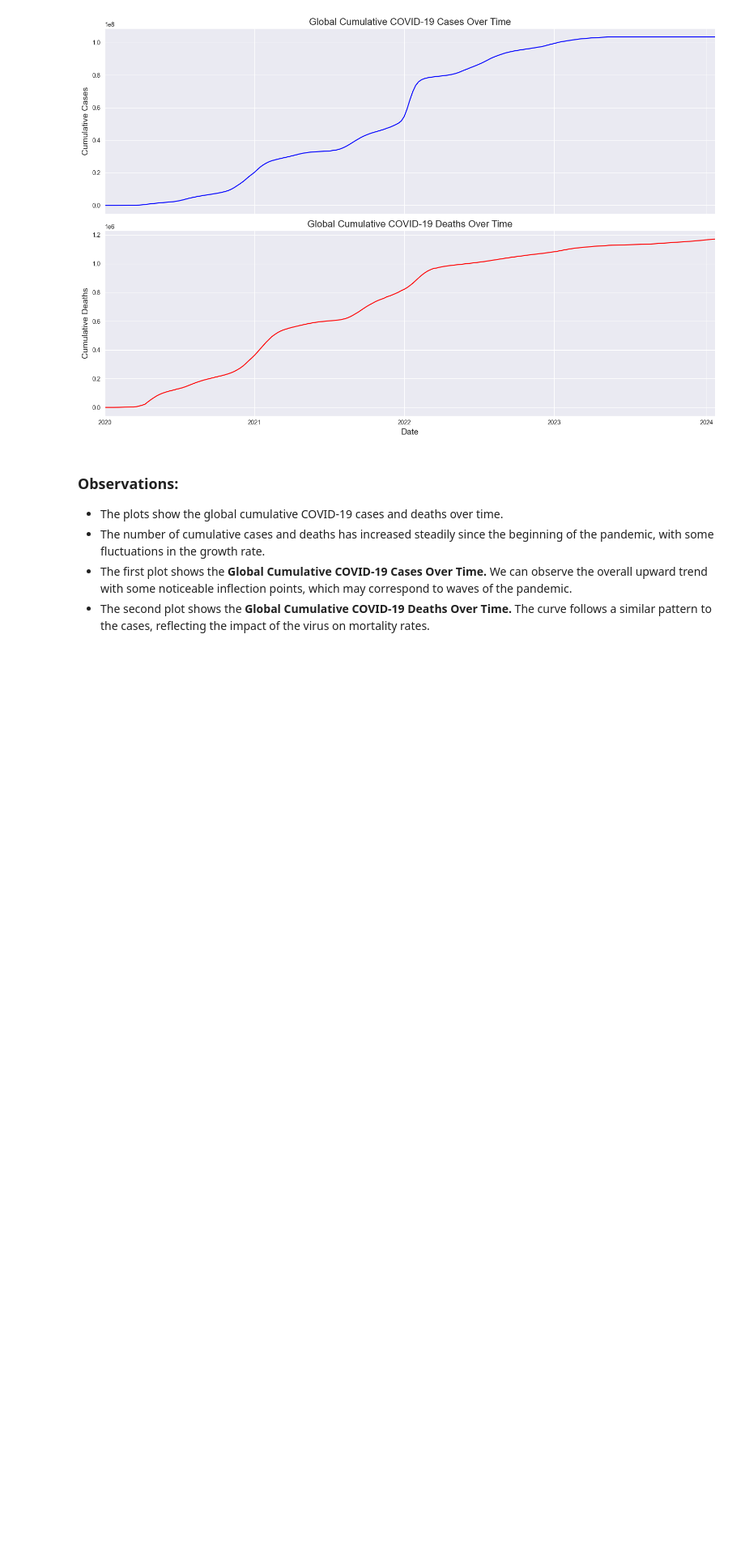
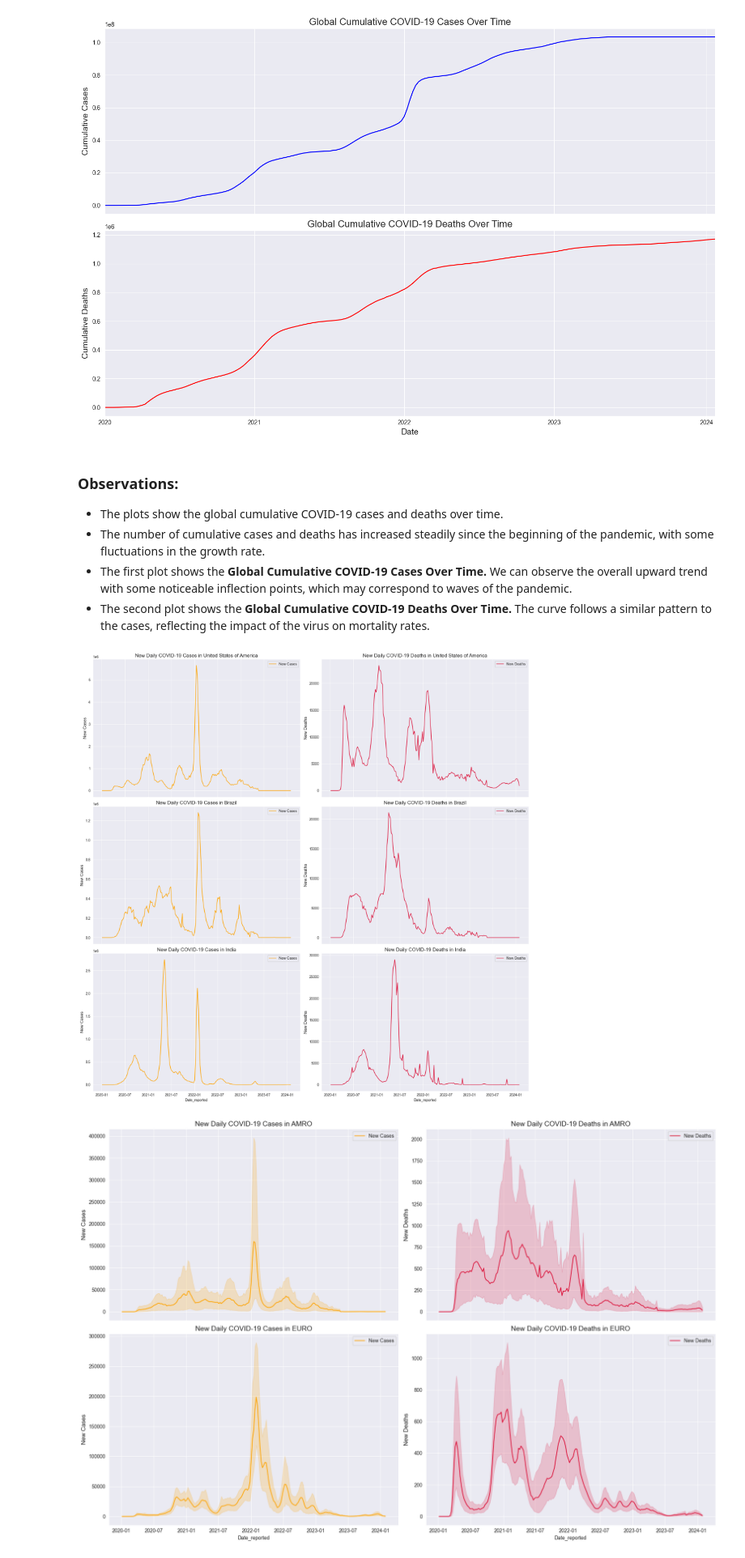
Before and after one commit to dagbolade/covid, a Jupyter notebook: who_covid.ipynb, the cells around one changed output. Shown at 81% size. Saved outputs shown, nothing was run; the diff lists cells and outputs as text; code cells hidden in the pictures; blank space fills up the shorter version.

Commit message:
Temporal trends

```diff
--- a/who_covid.ipynb
+++ b/who_covid.ipynb
@@ -415,3 +415,44 @@ temporal_trends_fig.show()
 - The number of cumulative cases and deaths has increased steadily since the beginning of the pandemic, with some fluctuations in the growth rate.
 - The first plot shows the **Global Cumulative COVID-19 Cases Over Time.** We can observe the overall upward trend with some noticeable inflection points, which may correspond to waves of the pandemic.
 - The second plot shows the **Global Cumulative COVID-19 Deaths Over Time.** The curve follows a similar pattern to the cases, reflecting the impact of the virus on mortality rates.
+# %%
+# For a more localized view, let's pick a few specific countries and WHO regions to examine.
+# We will look at new daily cases and deaths to understand the pandemic's dynamics better.
+
+# Define a function to plot new daily cases and deaths for selected countries or regions
+def plot_daily_trends(data, areas, area_type='Country'):
+    fig, axes = plt.subplots(nrows=len(areas), ncols=2, figsize=(18, 6*len(areas)), sharex=True)
+
+    if len(areas) == 1:  # If there's only one area, wrap it in a list for consistent indexing
+        axes = [axes]
+
+    for i, area in enumerate(areas):
+        area_data = data[data[area_type] == area]
+        # New Cases
+        sns.lineplot(ax=axes[i][0], x='Date_reported', y='New_cases', data=area_data, label='New Cases', color='orange')
+        axes[i][0].set_title(f'New Daily COVID-19 Cases in {area}', fontsize=14)
+        axes[i][0].set_ylabel('New Cases', fontsize=12)
+        axes[i][0].legend()
+
+        # New Deaths
+        sns.lineplot(ax=axes[i][1], x='Date_reported', y='New_deaths', data=area_data, label='New Deaths', color='crimson')
+        axes[i][1].set_title(f'New Daily COVID-19 Deaths in {area}', fontsize=14)
+        axes[i][1].set_ylabel('New Deaths', fontsize=12)
+        axes[i][1].legend()
+
+    plt.tight_layout()
+    return fig
+
+# Select a few specific countries to examine. Here, we choose the United States, Brazil, and India as examples.
+selected_countries = ['United States of America', 'Brazil', 'India']
+country_trends_fig = plot_daily_trends(cleaned_data, selected_countries)
+
+# Similarly, we can select a few WHO regions to examine. Here, we choose the Americas (AMRO) and Europe (EURO).
+selected_regions = ['AMRO', 'EURO']
+region_trends_fig = plot_daily_trends(cleaned_data, selected_regions, area_type='WHO_region')
+
+country_trends_fig.show()
+region_trends_fig.show()
+# %% [output]
+[figure, added]
+[figure, added]
```
Also changed, not shown: parts of 1 cell of this notebook.
